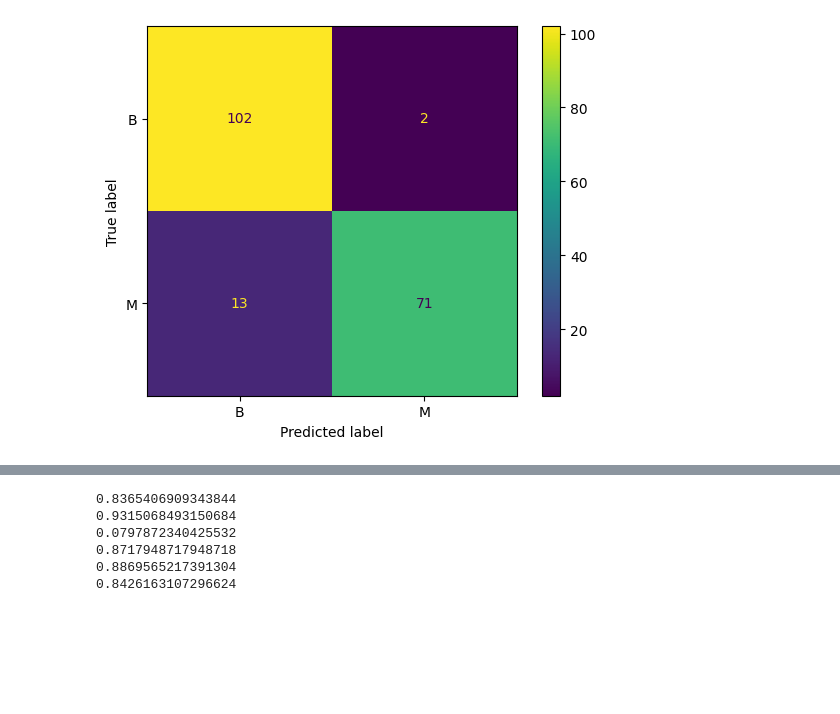
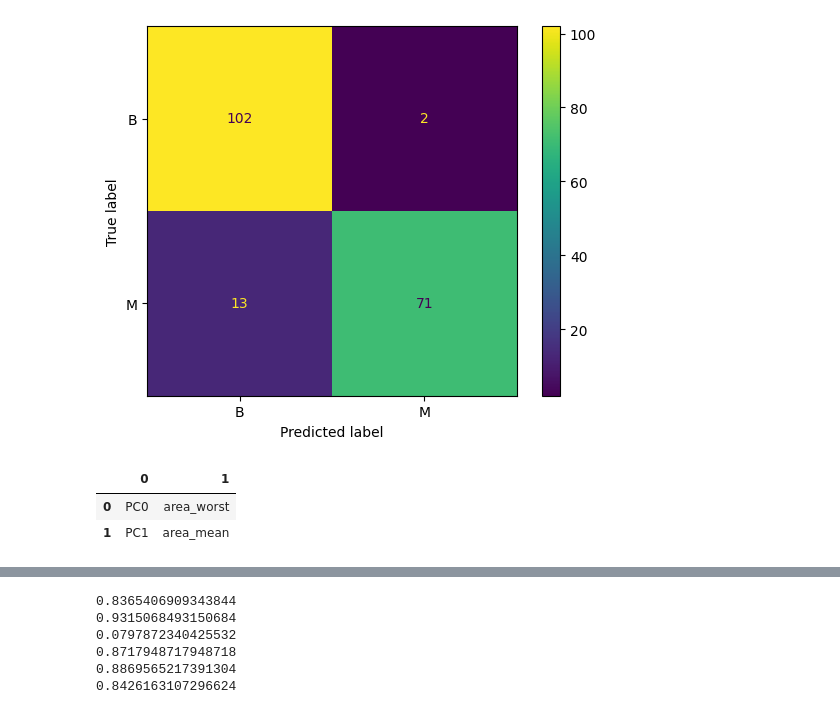
Before and after one commit to PratLyZol/potterProject, a Jupyter notebook: analysis.ipynb, the cells around one changed output, grey strips where cells are left out. Saved outputs shown, nothing was run; the diff lists cells and outputs as text; code cells hidden in the pictures; blank space fills up the shorter version.

Commit message:
most important features according to PCA

```diff
--- a/analysis.ipynb
+++ b/analysis.ipynb
@@ -112,3 +112,10 @@ plt.show()
 0.8457446808510638
 No artists with labels found to put in legend.  Note that artists whose label start with an underscore are ignored when legend() is called with no argument.
 [figure]
+# %%
+important_features = []
+explained_variance_ratio = pca.explained_variance_ratio_
+for i in range(len(explained_variance_ratio)):
+    if explained_variance_ratio[i] > 0.1:
+        important_features.append(X[i])
+print(important_features)
@@ -124,3 +133,21 @@ cm_display.plot()
 plt.show()
 # %% [output]
 [figure]
+# %%
+n_pcs = pca.components_.shape[0]
+most_important = [np.abs(pca.components_[i]).argmax() for i in range(n_pcs)]
+
+initial_feature_names = X_train.columns
+# get the names
+most_important_names = [initial_feature_names[most_important[i]] for i in range(n_pcs)]
+
+# LIST COMPREHENSION HERE AGAIN
+dic = {'PC{}'.format(i): most_important_names[i] for i in range(n_pcs)}
+
+# build the dataframe
+df = pd.DataFrame(dic.items())
+df
+# %% [output]
+|  | 0 | 1 |
+| 0 | PC0 | area_worst |
+| 1 | PC1 | area_mean |
```
Also changed, not shown: parts of 3 cells of this notebook.
